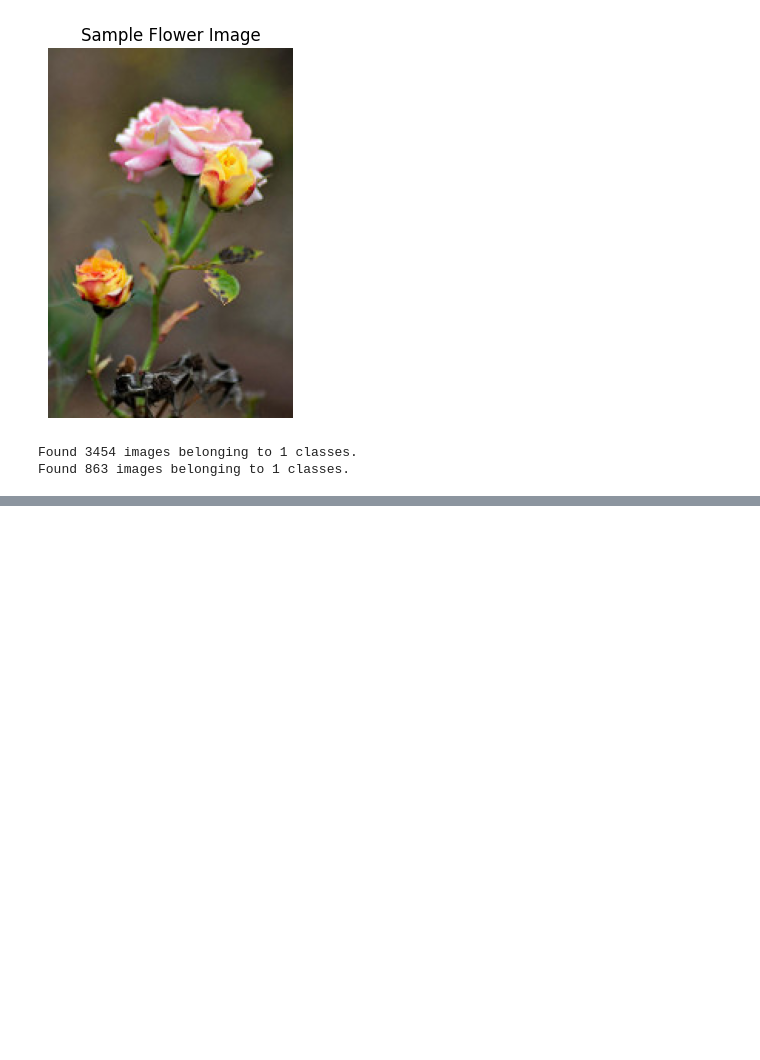
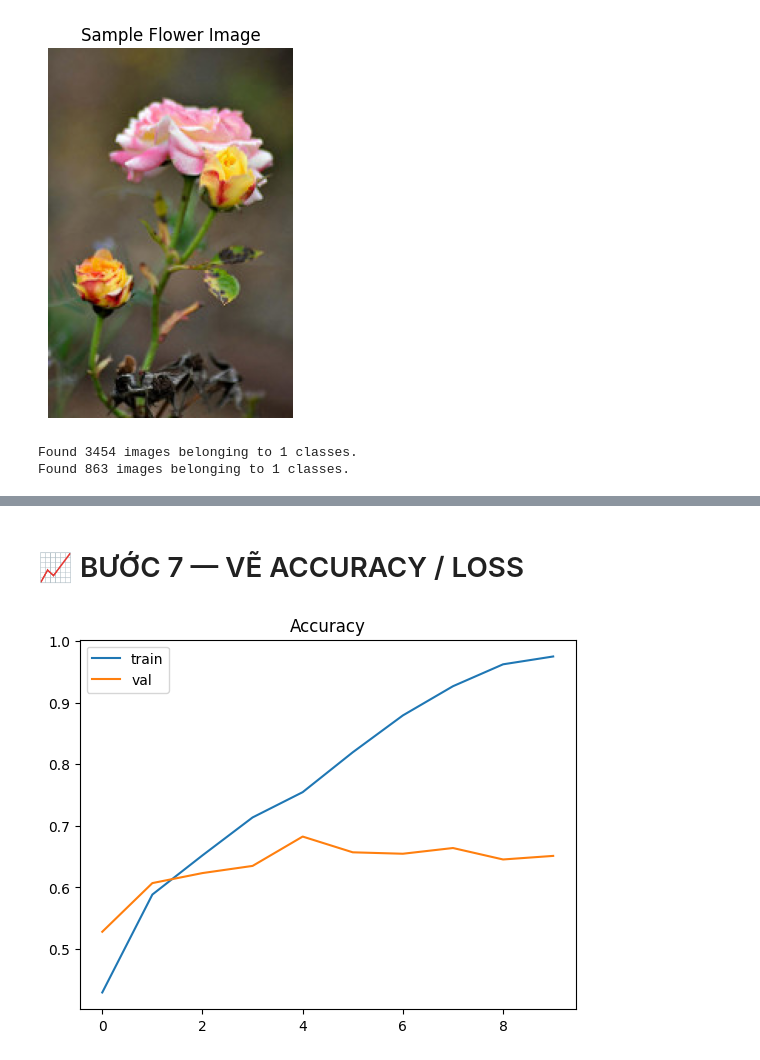
Before and after one commit to hoangchaulanbao/HocmayNC, a Jupyter notebook: CNN_Flower.ipynb, the cells around one changed output, grey strips where cells are left out. Drawn from its saved outputs; the diff is of its cells as text; code cells hidden in the pictures; blank space fills up the shorter version.

```diff
--- a/CNN_Flower.ipynb
+++ b/CNN_Flower.ipynb
@@ -120,0 +244,3 @@ Found 863 images belonging to 1 classes.
+# %%
+model.add(layers.Conv2D(128, (3,3), activation='relu'))
+model.add(layers.MaxPooling2D(2,2))
@@ -120,0 +249,4 @@ Found 863 images belonging to 1 classes.
+# %%
+model.add(layers.Flatten())
+model.add(layers.Dense(128, activation='relu'))
+model.add(layers.Dense(5, activation='softmax'))
@@ -120,0 +255,6 @@ Found 863 images belonging to 1 classes.
+# %%
+model.compile(
+    optimizer='adam',
+    loss='categorical_crossentropy',
+    metrics=['accuracy']
+)
@@ -120,0 +263,6 @@ Found 863 images belonging to 1 classes.
+# %%
+history = model.fit(
+    train_data,
+    validation_data=val_data,
+    epochs=10
+)
@@ -120,0 +290,10 @@ Found 863 images belonging to 1 classes.
+# %% [markdown]
+# 📈 BƯỚC 7 — VẼ ACCURACY / LOSS
+# %%
+plt.plot(history.history['accuracy'], label='train')
+plt.plot(history.history['val_accuracy'], label='val')
+plt.legend()
+plt.title("Accuracy")
+plt.show()
+# %% [output]
+[figure, added]
```
Also changed, not shown: parts of 54 cells of this notebook.
